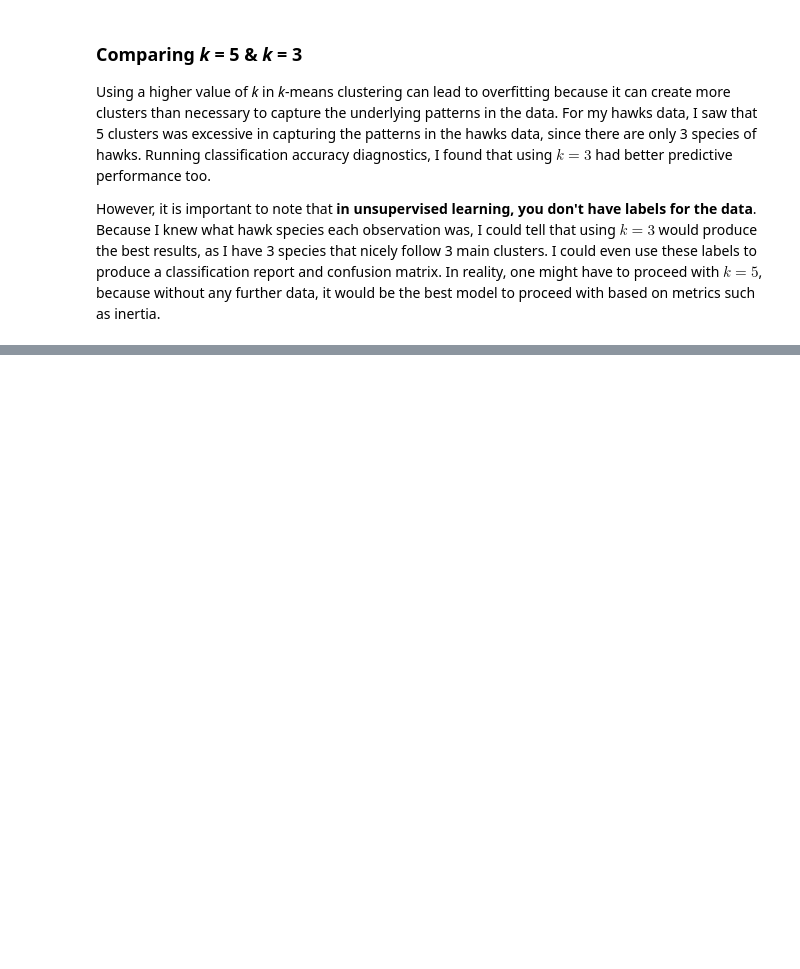
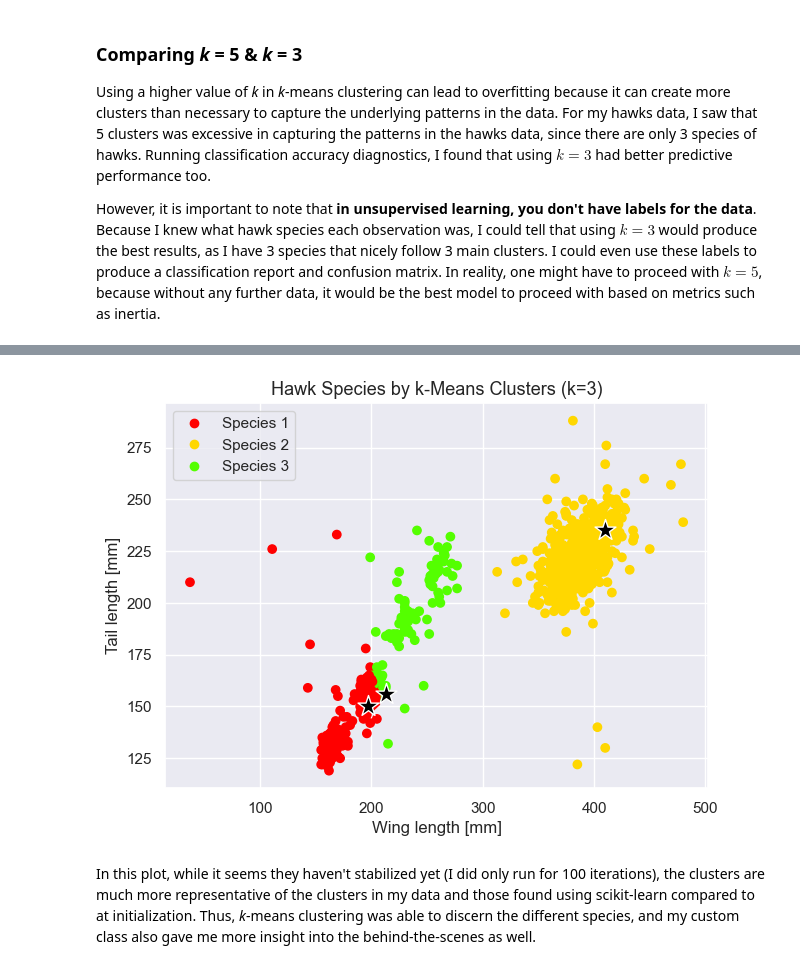
Before and after one commit to kary5678/INDE-577, a Jupyter notebook: unsupervised-learning/k-means_clustering/k-means_clustering.ipynb, the cells around one changed output, grey strips where cells are left out. Saved outputs shown, nothing was run; the diff lists cells and outputs as text; code cells hidden in the pictures; blank space fills up the shorter version.

Commit message:
Add custom kmeans class writeup

```diff
--- a/unsupervised-learning/k-means_clustering/k-means_clustering.ipynb
+++ b/unsupervised-learning/k-means_clustering/k-means_clustering.ipynb
@@ -265,0 +416,18 @@ However, it is important to note that **in unsupervised learning, you don't have
+# %%
+my_kmc.fit(X_np, 3, 100)
+# %%
+plt.figure(figsize = (7, 5))
+scatter1 = plt.scatter(X_np[:, 0], X_np[:, 1], c = my_kmc.clusters, cmap = "prism")
+handles = scatter1.legend_elements()[0]
+plt.legend(fontsize = 11, loc = "upper left", handles = handles,
+           labels = ["Species " + str(i+1) for i in range(0, my_kmc.k)])
+plt.scatter(my_kmc.centroids[:,0], my_kmc.centroids[:,1], marker='*', s = 250, c = "black", edgecolors = "white")
+plt.grid(True)
+plt.xlabel("Wing length [mm]")
+plt.ylabel("Tail length [mm]")
+plt.title(f"Hawk Species by k-Means Clusters (k={my_kmc.k})", fontsize = 13)
+plt.show()
+# %% [output]
+[figure, added]
+# %% [markdown]
+In this plot, while it seems they haven't stabilized yet (I did only run for 100 iterations), the clusters are much more representative of the clusters in my data and those found using scikit-learn compared to at initialization. Thus, *k*-means clustering was able to discern the different species, and my custom class also gave me more insight into the behind-the-scenes as well.
```
Also changed, not shown: parts of 11 cells of this notebook.
